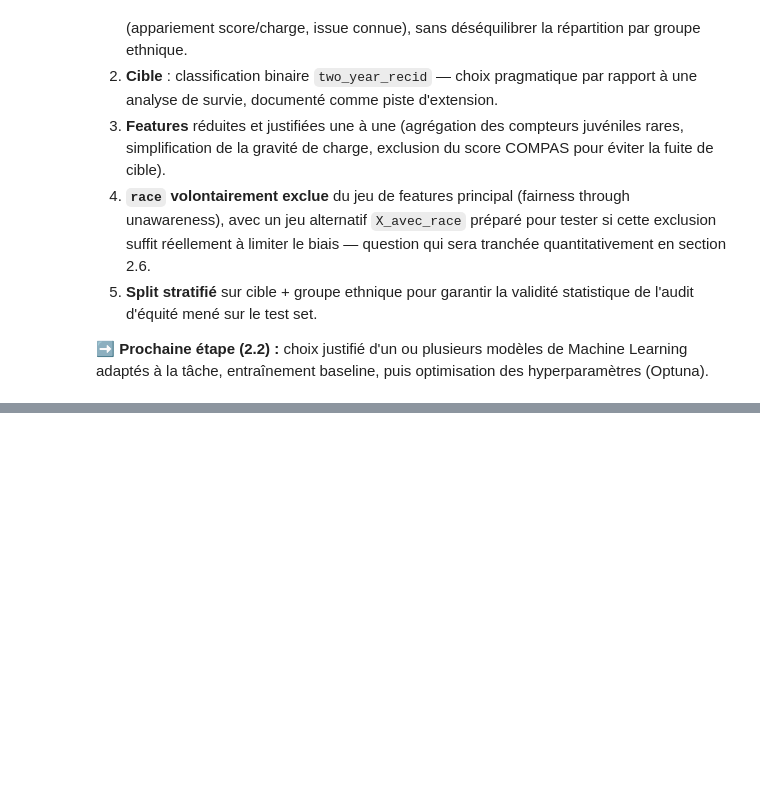
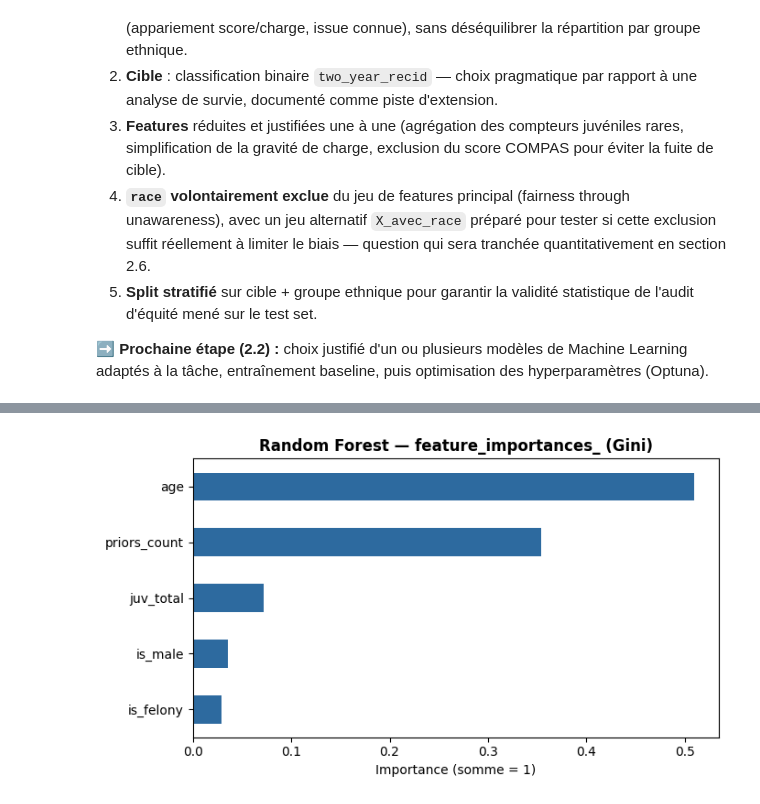
Before and after one commit to KAHINA-ABBAD/S-same-ouvre-toi, a Jupyter notebook: sesame_partie2_modelisation.ipynb, the cells around one changed output, grey strips where cells are left out. Saved outputs shown, nothing was run; the diff lists cells and outputs as text; code cells hidden in the pictures; blank space fills up the shorter version.

```diff
--- a/sesame_partie2_modelisation.ipynb
+++ b/sesame_partie2_modelisation.ipynb
@@ -327,0 +388,14 @@ Fichiers sauvegardés dans data/processed/ :
+# %%
+# --- Imports pour la section 2.2 ---
+import matplotlib.pyplot as plt
+import joblib, os
+
+from sklearn.linear_model import LogisticRegression
+from sklearn.ensemble import RandomForestClassifier
+from xgboost import XGBClassifier
+from sklearn.model_selection import StratifiedKFold, cross_val_score
+from sklearn.metrics import (roc_auc_score, roc_curve, classification_report,
+                              confusion_matrix, ConfusionMatrixDisplay)
+
+os.makedirs("models", exist_ok=True)
+RANDOM_STATE = 42
@@ -327,0 +426,16 @@ Fichiers sauvegardés dans data/processed/ :
+# %%
+# --- feature_importances_ du Random Forest : contre-exemple pédagogique ---
+# On l'affiche explicitement pour documenter pourquoi on ne s'y arrêtera pas comme méthode
+# d'explicabilité finale (section 2.5), plutôt que de l'ignorer silencieusement.
+rf_demo = RandomForestClassifier(n_estimators=200, random_state=RANDOM_STATE).fit(X_train, y_train)
+
+importances = pd.Series(rf_demo.feature_importances_, index=X_train.columns).sort_values()
+
+fig, ax = plt.subplots(figsize=(7, 4))
+importances.plot.barh(ax=ax, color="#2D6A9F")
+ax.set_title("Random Forest — feature_importances_ (Gini)", fontweight="bold")
+ax.set_xlabel("Importance (somme = 1)")
+plt.tight_layout()
+plt.show()
+# %% [output]
+[figure, added]
```
Also changed, not shown: parts of 52 cells of this notebook, 17 other files.
